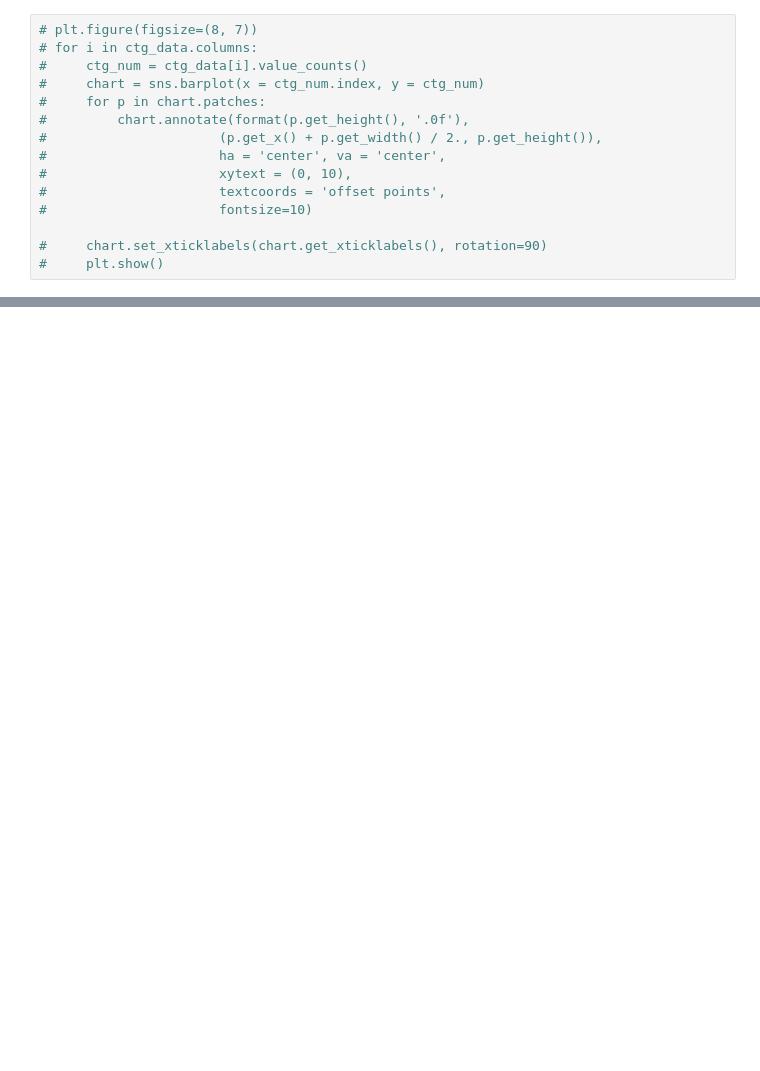
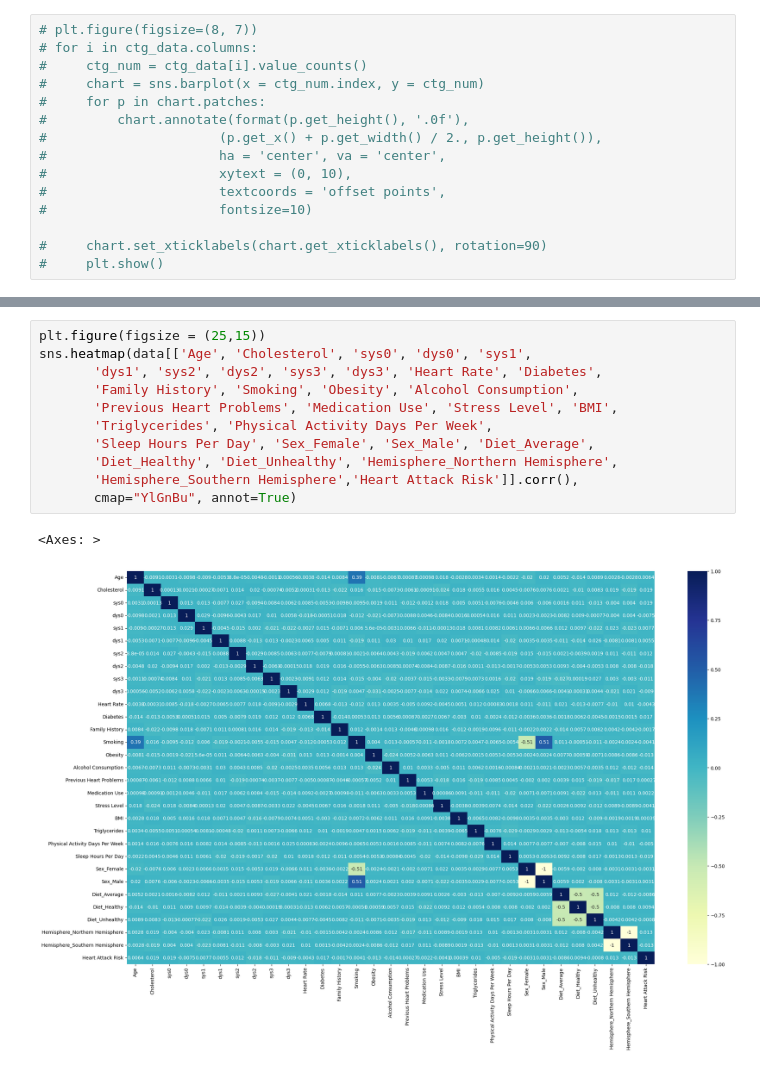
Before and after one commit to Rhapsody360/-safety, a Jupyter notebook: htd_keras.ipynb, the cells around one changed output, grey strips where cells are left out. Cells and saved outputs as stored; diff of their text form; blank space fills up the shorter version.

```diff
--- a/htd_keras.ipynb
+++ b/htd_keras.ipynb
@@ -125 +113,15 @@ Index(['Patient ID', 'Age', 'Sex', 'Cholesterol', 'sys0', 'dys0', 'sys1',
       dtype='object')
+# %%
+plt.figure(figsize = (25,15))
+sns.heatmap(data[['Age', 'Cholesterol', 'sys0', 'dys0', 'sys1',
+       'dys1', 'sys2', 'dys2', 'sys3', 'dys3', 'Heart Rate', 'Diabetes',
+       'Family History', 'Smoking', 'Obesity', 'Alcohol Consumption',
+       'Previous Heart Problems', 'Medication Use', 'Stress Level', 'BMI',
+       'Triglycerides', 'Physical Activity Days Per Week',
+       'Sleep Hours Per Day', 'Sex_Female', 'Sex_Male', 'Diet_Average',
+       'Diet_Healthy', 'Diet_Unhealthy', 'Hemisphere_Northern Hemisphere',
+       'Hemisphere_Southern Hemisphere','Heart Attack Risk']].corr(),
+       cmap="YlGnBu", annot=True)
+# %% [output]
+<Axes: >
+[figure, added]
```
Also changed, not shown: parts of 17 cells of this notebook.
